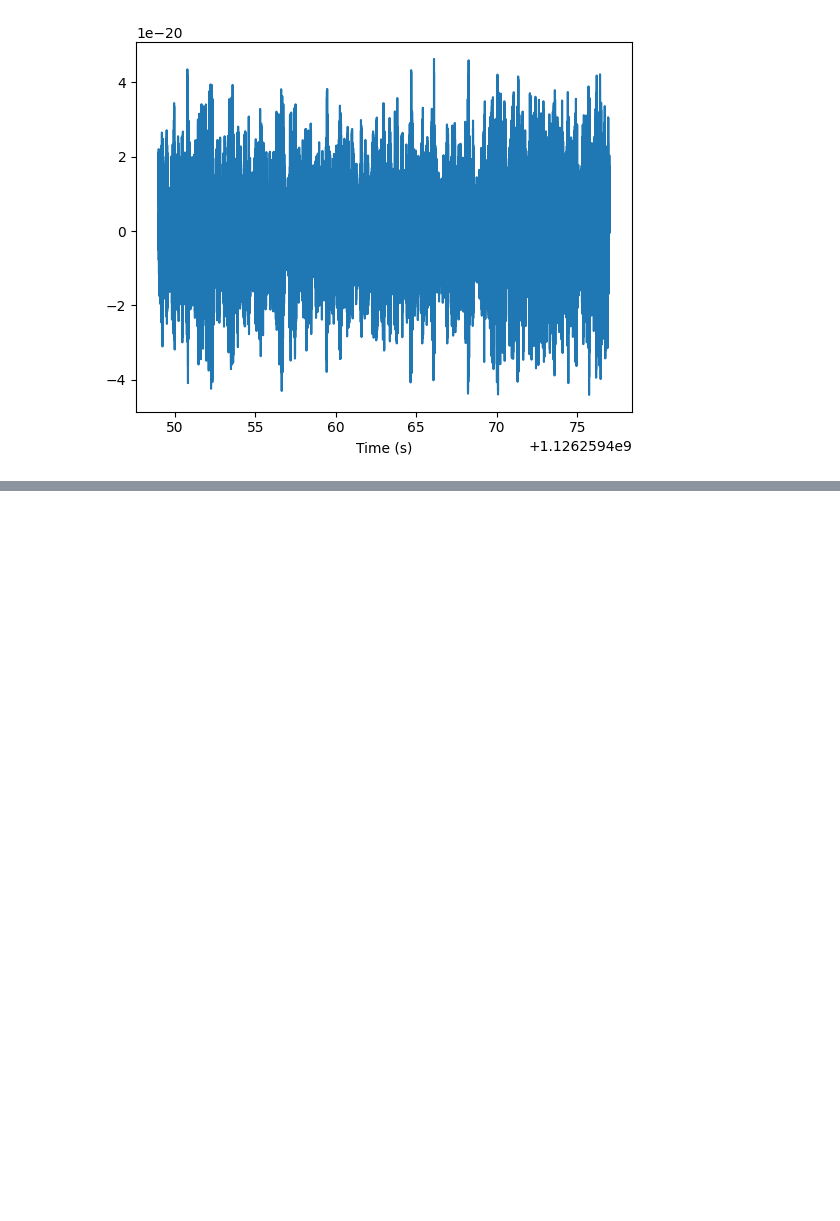
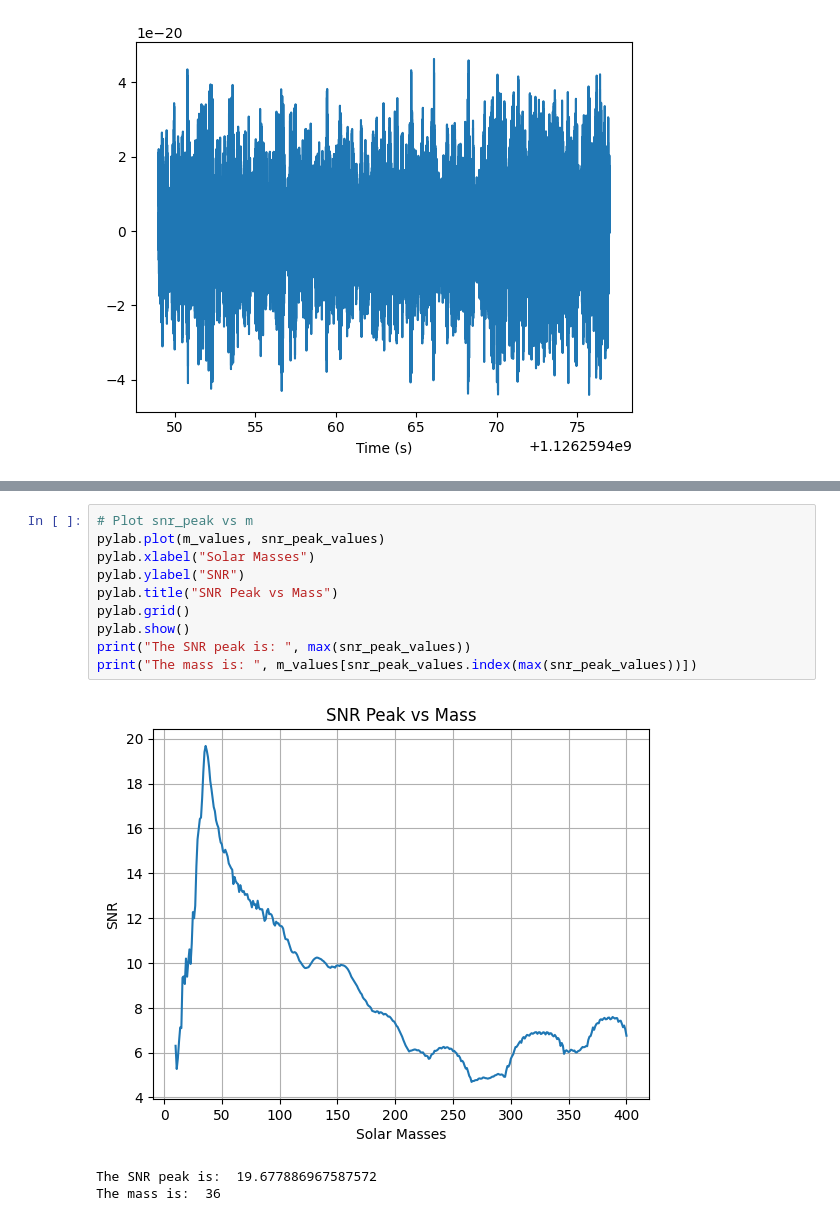
Before and after one commit to Arush-Pimpalkar/GW_Machine_Learning_Model, a Jupyter notebook: snr.ipynb, the cells around one changed output, grey strips where cells are left out. Saved outputs shown, nothing was run; the diff lists cells and outputs as text; blank space fills up the shorter version.

```diff
--- a/snr.ipynb
+++ b/snr.ipynb
@@ -120,0 +130,14 @@ pylab.show()
+# %%
+# Plot snr_peak vs m
+pylab.plot(m_values, snr_peak_values)
+pylab.xlabel("Solar Masses")
+pylab.ylabel("SNR")
+pylab.title("SNR Peak vs Mass")
+pylab.grid()
+pylab.show()
+print("The SNR peak is: ", max(snr_peak_values))
+print("The mass is: ", m_values[snr_peak_values.index(max(snr_peak_values))])
+# %% [output]
+[figure, added]
+The SNR peak is:  19.677886967587572
+The mass is:  36
```
Also changed, not shown: parts of 8 cells of this notebook.
